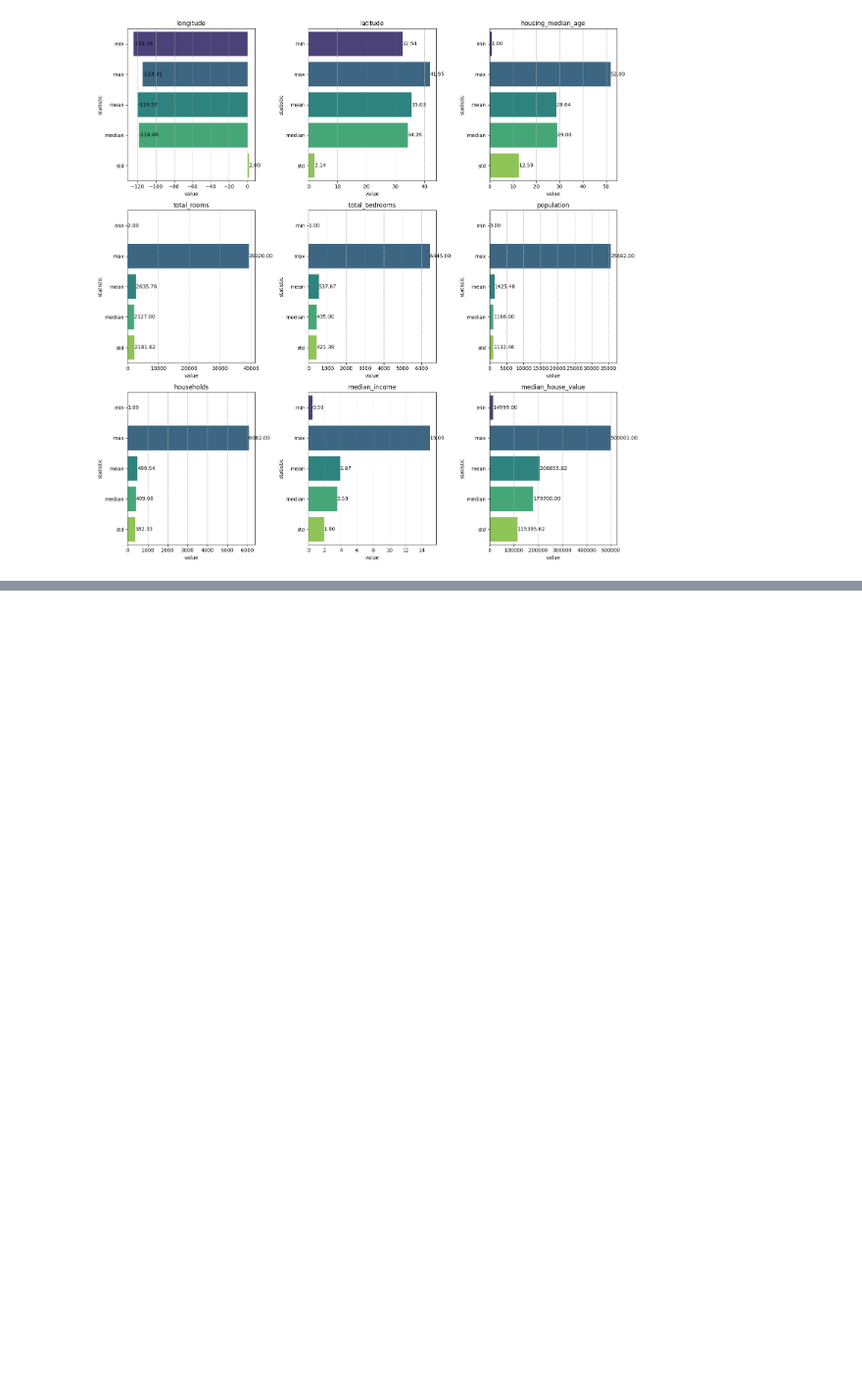
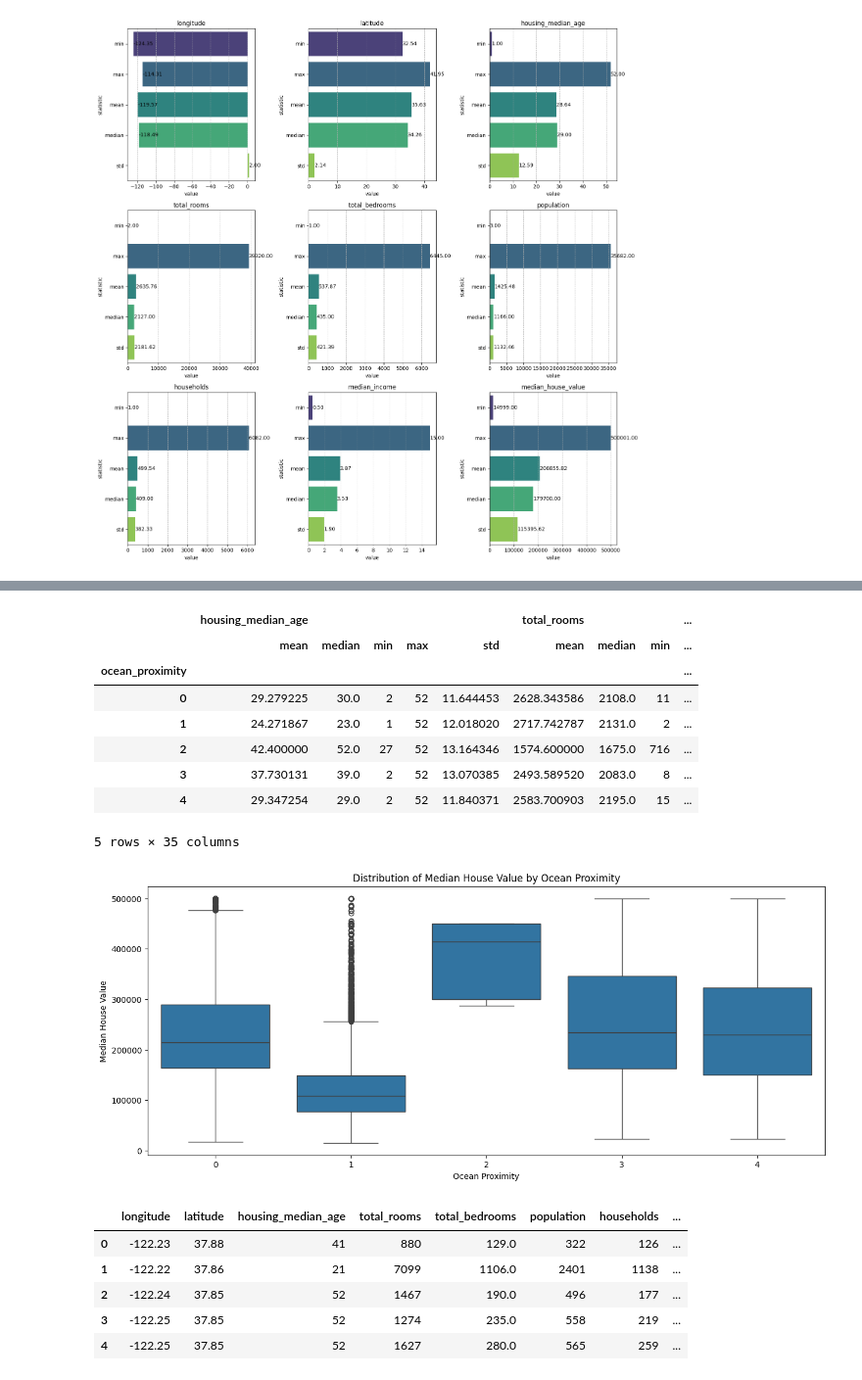
Before and after one commit to Namain231/1st_words, a Jupyter notebook: Assignment1.ipynb, the cells around one changed output, grey strips where cells are left out. Shown at 98% size. Drawn from its saved outputs; the diff is of its cells as text; code cells hidden in the pictures; blank space fills up the shorter version.

```diff
--- a/Assignment1.ipynb
+++ b/Assignment1.ipynb
@@ -110,0 +140,39 @@ Number of missing values:  0
+# %%
+ocean_proximity_stats = df.groupby('ocean_proximity').agg({
+    'housing_median_age': ['mean', 'median', 'min', 'max', 'std'],
+    'total_rooms': ['mean', 'median', 'min', 'max', 'std'],
+    'total_bedrooms': ['mean', 'median', 'min', 'max', 'std'],
+    'population': ['mean', 'median', 'min', 'max', 'std'],
+    'households': ['mean', 'median', 'min', 'max', 'std'],
+    'median_income': ['mean', 'median', 'min', 'max', 'std'],
+    'median_house_value': ['mean', 'median', 'min', 'max', 'std']
+})
+display(ocean_proximity_stats)
+plt.figure(figsize=(15, 6))
+sns.boxplot(x='ocean_proximity', y='median_house_value', data=df)
+plt.xlabel('Ocean Proximity')
+plt.ylabel('Median House Value')
+plt.title('Distribution of Median House Value by Ocean Proximity')
+plt.show()
+
+from sklearn.preprocessing import LabelEncoder
+label_encoder = LabelEncoder()
+df['ocean_proximity'] = label_encoder.fit_transform(df['ocean_proximity'])
+display(df.head())
+# %% [output]
+|  | housing_median_age |  |  |  |  | total_rooms |  |  | ... |
+|  | mean | median | min | max | std | mean | median | min | ... |
+| ocean_proximity |  |  |  |  |  |  |  |  | ... |
+| 0 | 29.279225 | 30.0 | 2 | 52 | 11.644453 | 2628.343586 | 2108.0 | 11 | ... |
+| 1 | 24.271867 | 23.0 | 1 | 52 | 12.018020 | 2717.742787 | 2131.0 | 2 | ... |
+| 2 | 42.400000 | 52.0 | 27 | 52 | 13.164346 | 1574.600000 | 1675.0 | 716 | ... |
+| 3 | 37.730131 | 39.0 | 2 | 52 | 13.070385 | 2493.589520 | 2083.0 | 8 | ... |
+| 4 | 29.347254 | 29.0 | 2 | 52 | 11.840371 | 2583.700903 | 2195.0 | 15 | ... |
+5 rows × 35 columns
+[figure, added]
+|  | longitude | latitude | housing_median_age | total_rooms | total_bedrooms | population | households | ... |
+| 0 | -122.23 | 37.88 | 41 | 880 | 129.0 | 322 | 126 | ... |
+| 1 | -122.22 | 37.86 | 21 | 7099 | 1106.0 | 2401 | 1138 | ... |
+| 2 | -122.24 | 37.85 | 52 | 1467 | 190.0 | 496 | 177 | ... |
+| 3 | -122.25 | 37.85 | 52 | 1274 | 235.0 | 558 | 219 | ... |
+| 4 | -122.25 | 37.85 | 52 | 1627 | 280.0 | 565 | 259 | ... |
```
Also changed, not shown: parts of 6 cells of this notebook.
